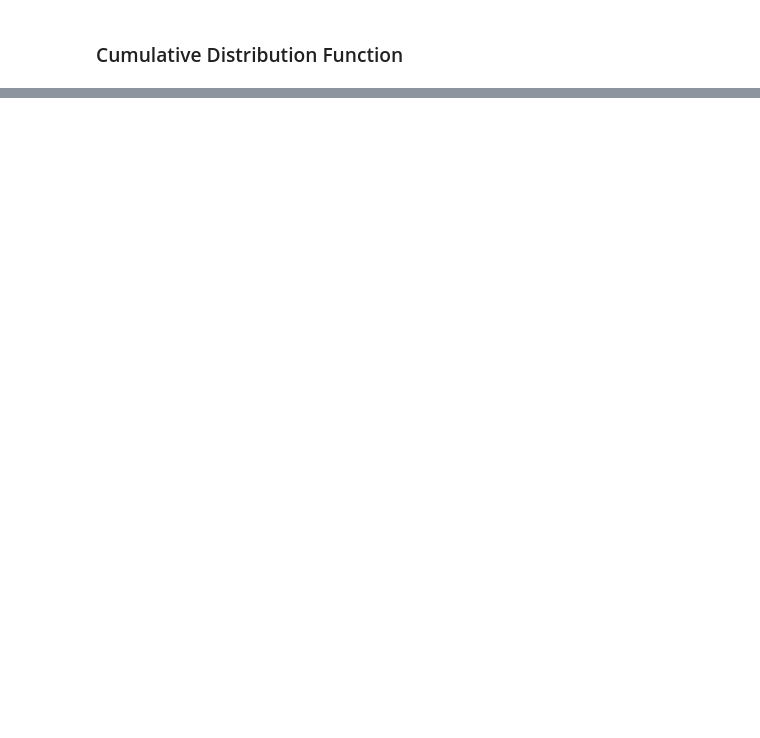
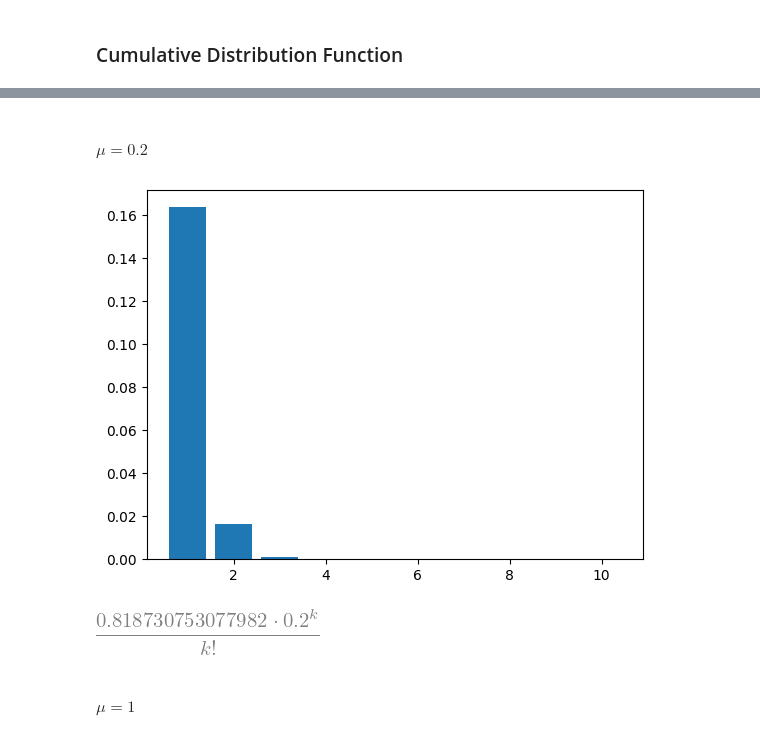
Before and after one commit to BrightMoon-FFRC037/Dissertations, a Jupyter notebook: Mathematics/Probability and Statistic/Common Distributions.ipynb, the cells around one changed output, grey strips where cells are left out. Drawn from its saved outputs; the diff is of its cells as text; code cells hidden in the pictures; blank space fills up the shorter version.

```diff
--- a/Mathematics/Probability and Statistic/Common Distributions.ipynb
+++ b/Mathematics/Probability and Statistic/Common Distributions.ipynb
@@ -92,0 +122,14 @@ plot(F.subs(lam, 1), (t, 0, 10))
+# %% [markdown]
+#### $\mu = 0.2$
+# %%
+P = exp(-μ)*μ**(k)/factorial(k)
+discrete_P = [P.subs(μ, 0.2).subs(k, ki) for ki in discrete_k]
+plt.bar(discrete_k, discrete_P)
+plt.show()
+P.subs(μ, 0.2)
+# %% [output]
+[figure, added]
+[figure, added]
+# %% [markdown]
+
+#### $\mu=1$
```
Also changed, not shown: parts of 19 cells of this notebook.
